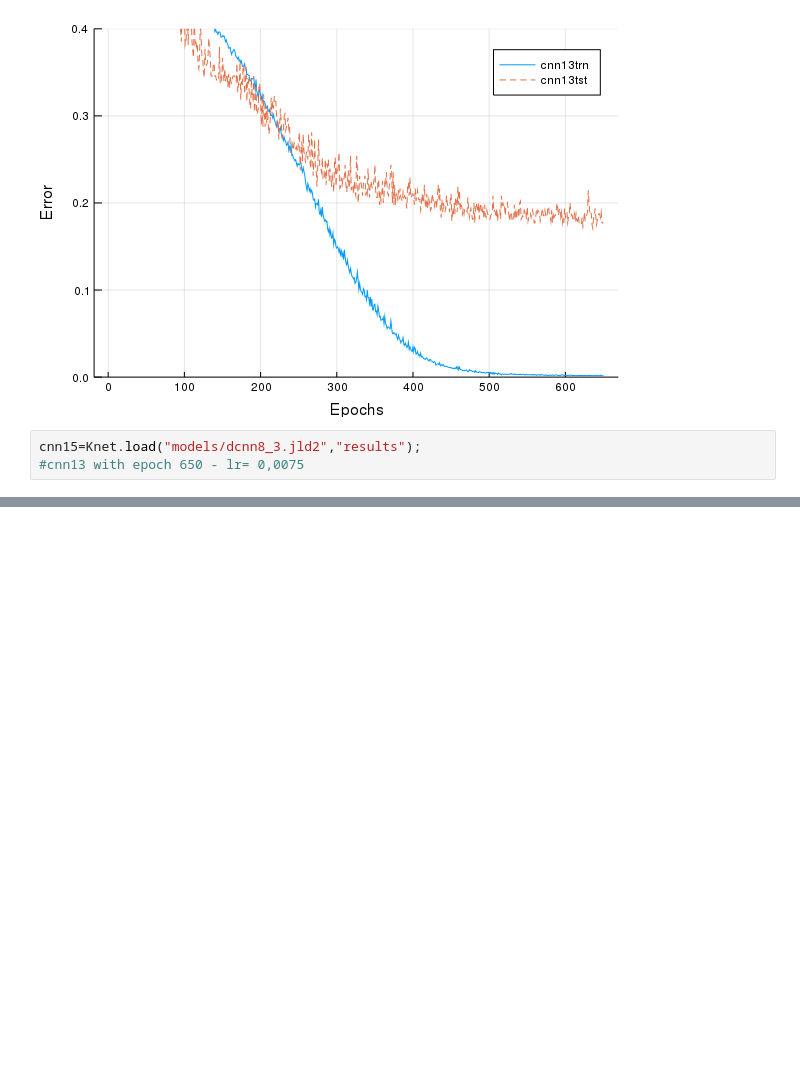
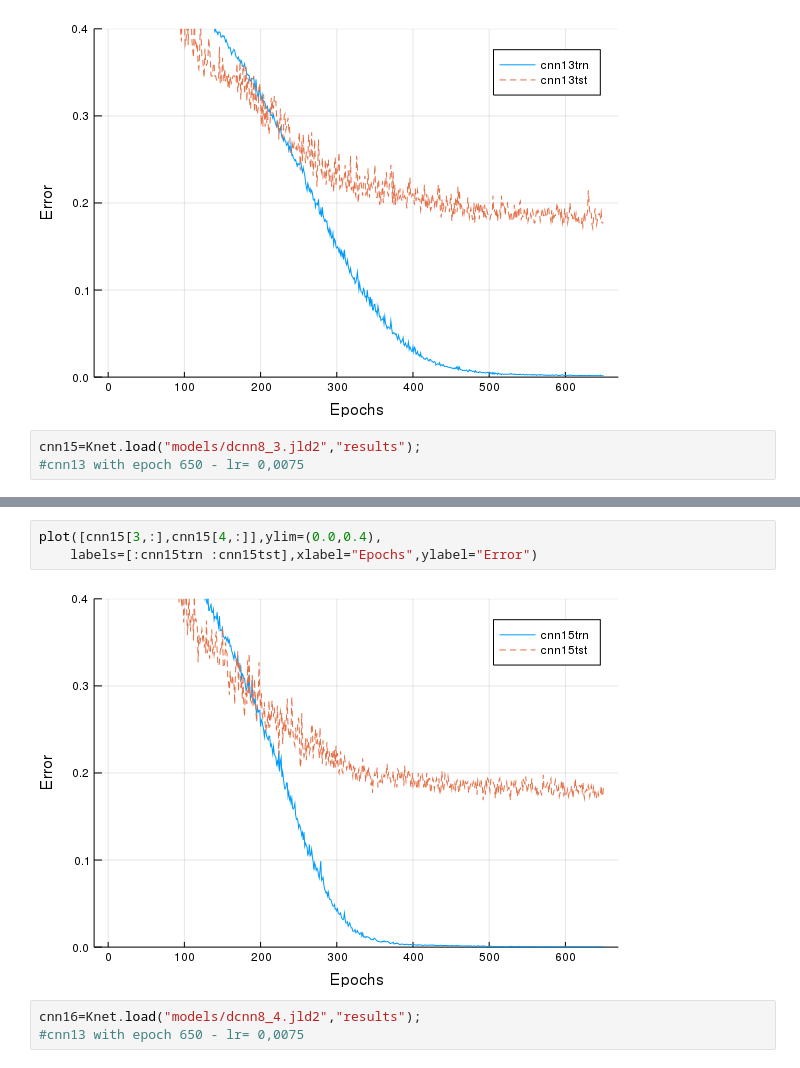
Before and after one commit to alabrashJr/DCNN-Julia, a Jupyter notebook: DCNN-lastModel .ipynb, the cells around one changed output, grey strips where cells are left out. Cells and saved outputs as stored; diff of their text form; blank space fills up the shorter version.

Commit message:
summarize the last models' accuracy

```diff
--- a/DCNN-lastModel .ipynb
+++ b/DCNN-lastModel .ipynb
@@ -207,0 +56,8 @@ plot([cnn14[1,:],cnn14[2,:]],ylim=(0.0,1.5),
+# %%
+plot([cnn15[3,:],cnn15[4,:]],ylim=(0.0,0.4),
+    labels=[:cnn15trn :cnn15tst],xlabel="Epochs",ylabel="Error")
+# %% [output]
+[figure, added]
+# %%
+cnn16=Knet.load("models/dcnn8_4.jld2","results");
+#cnn13 with epoch 650 - lr= 0,0075
```
Also changed, not shown: parts of 21 cells of this notebook.
